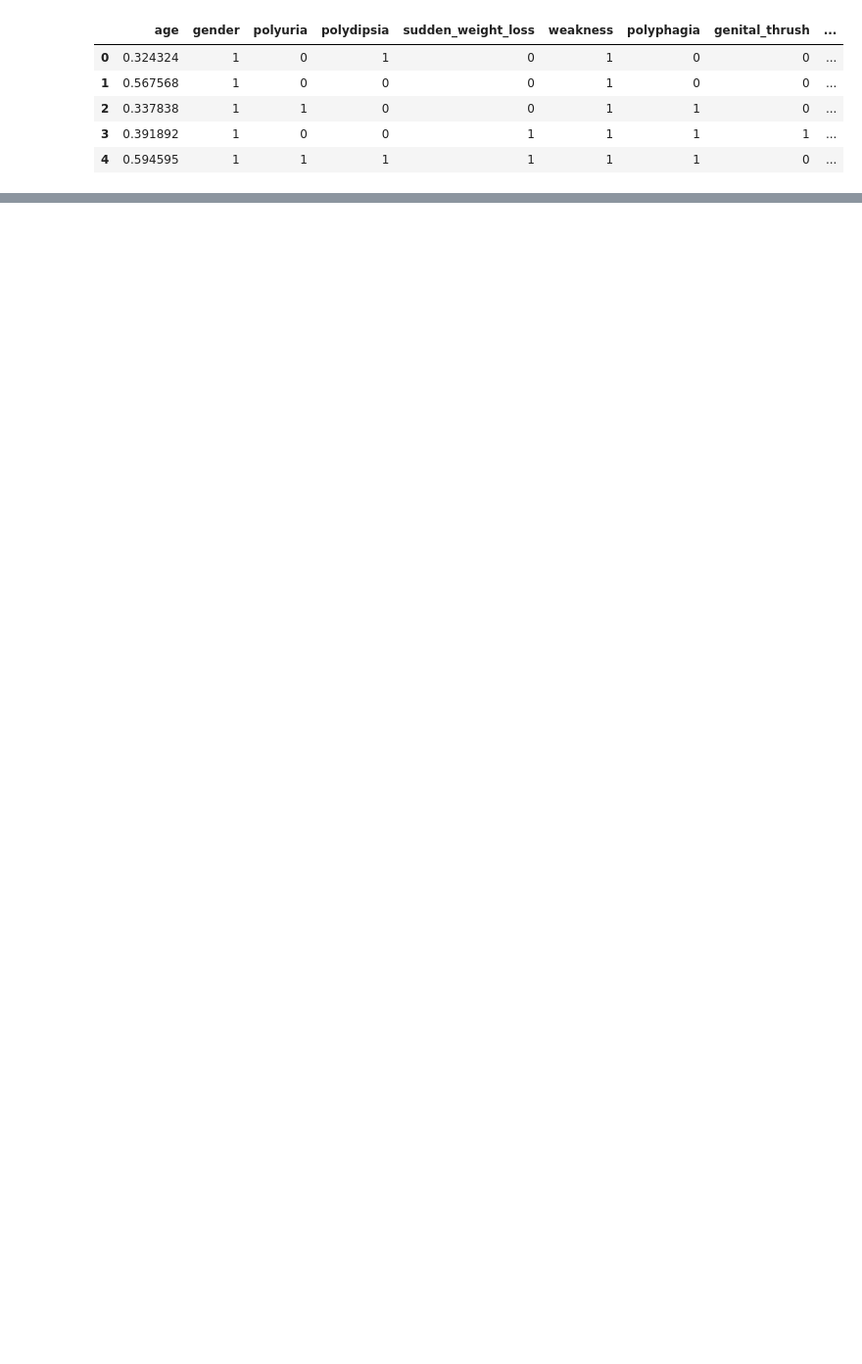
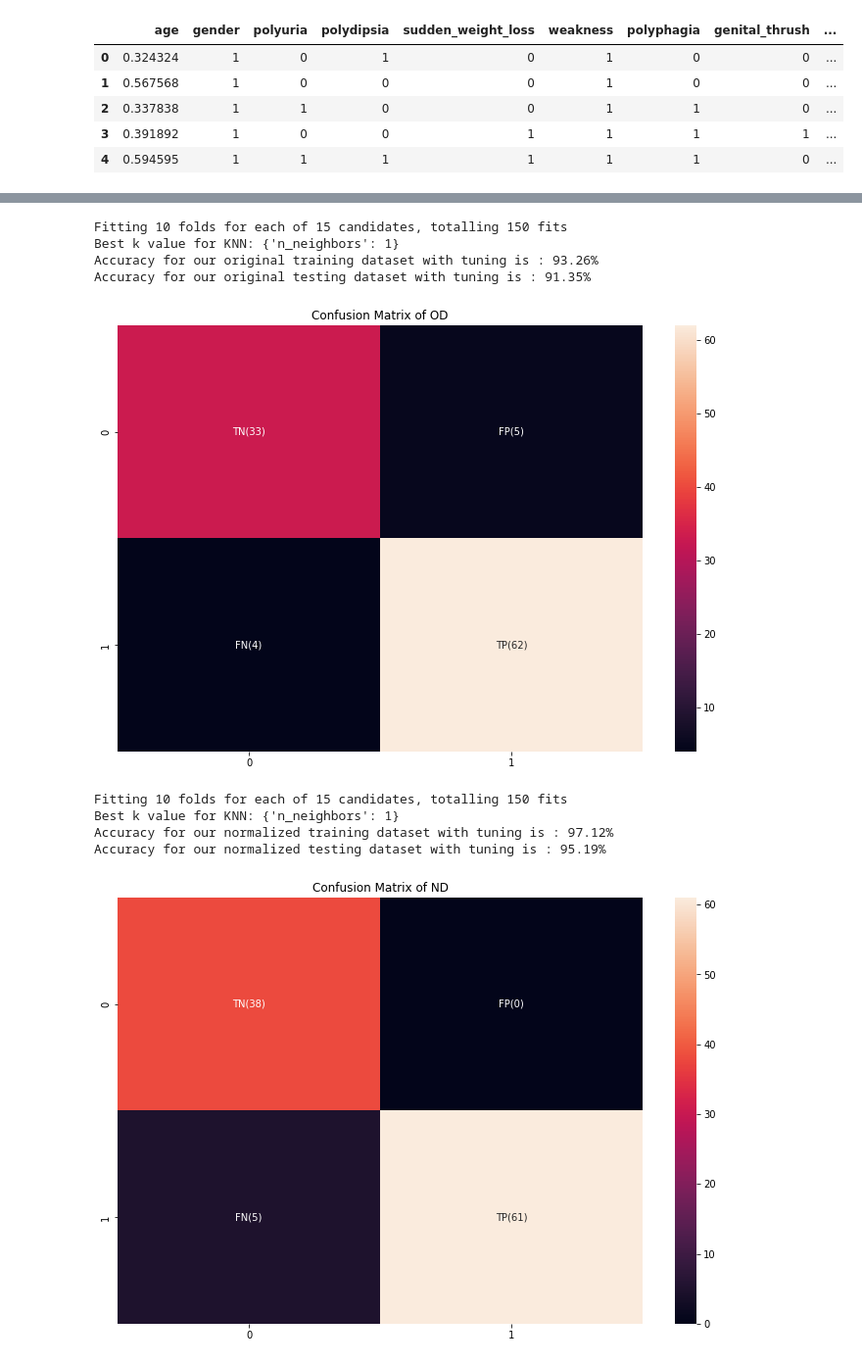
Before and after one commit to ugurcanerdogan/Clustering-and-Classification-with-Python, a Jupyter notebook: code/report.ipynb, the cells around one changed output, grey strips where cells are left out. Shown at 98% size. Drawn from its saved outputs; the diff is of its cells as text; code cells hidden in the pictures; blank space fills up the shorter version.

```diff
--- a/code/report.ipynb
+++ b/code/report.ipynb
@@ -229,36 +217,0 @@ print("Accuracy for our testing dataset with tuning is : {:.2f}%".format(test_ac
-# %%
-# fitting the model for grid search
-grid_search=grid_clustered_df.fit(x_train_clustered_df, np.array(Y_train_clustered_df).ravel())
-
-print(grid_search.best_params_)
-
-accuracy = grid_search.best_score_ *100
-print("Accuracy for our training dataset with tuning is : {:.2f}%".format(accuracy) )
-
-knn = grid_search.best_estimator_
-
-knn.fit(x_train_clustered_df, np.array(Y_train_clustered_df).ravel())
-
-y_test_hat=knn.predict(x_test_clustered_df)
-
-test_accuracy=accuracy_score(Y_test_clustered_df,y_test_hat)*100
-
-print("Accuracy for our testing dataset with tuning is : {:.2f}%".format(test_accuracy) )
-# %%
-# fitting the model for grid search
-grid_search=grid_clustered_df.fit(x_train_clustered_df, np.array(Y_train_clustered_df).ravel())
-
-print(grid_search.best_params_)
-
-accuracy = grid_search.best_score_ *100
-print("Accuracy for our training dataset with tuning is : {:.2f}%".format(accuracy) )
-
-knn = grid_search.best_estimator_
-
-knn.fit(x_train_clustered_df, np.array(Y_train_clustered_df).ravel())
-
-y_test_hat=knn.predict(x_test_clustered_df)
-
-test_accuracy=accuracy_score(Y_test_clustered_df,y_test_hat)*100
-
-print("Accuracy for our testing dataset with tuning is : {:.2f}%".format(test_accuracy) )
@@ -264,0 +260,18 @@ print("Accuracy for our testing dataset with tuning is : {:.2f}%".format(test_ac
+# %%
+# PREDICTION WITH ORIGINAL DATASET STEP
+
+# Prediction for OD
+optimized_prediction(grid_df, x_train_df, Y_train_df, x_test_df, Y_test_df, isNormalized=False, isClustered=False, message="OD")
+# Prediction for ND
+optimized_prediction(grid_normalized_df, x_train_normalized_df, Y_train_normalized_df, x_test_normalized_df, Y_test_normalized_df, isNormalized=True, isClustered=False, message="ND")
+# %% [output]
+Fitting 10 folds for each of 15 candidates, totalling 150 fits
+Best k value for KNN: {'n_neighbors': 1}
+Accuracy for our original training dataset with tuning is : 93.26%
+Accuracy for our original testing dataset with tuning is : 91.35%
+[figure, added]
+Fitting 10 folds for each of 15 candidates, totalling 150 fits
+Best k value for KNN: {'n_neighbors': 1}
+Accuracy for our normalized training dataset with tuning is : 97.12%
+Accuracy for our normalized testing dataset with tuning is : 95.19%
+[figure, added]
```
Also changed, not shown: parts of 23 cells of this notebook.
